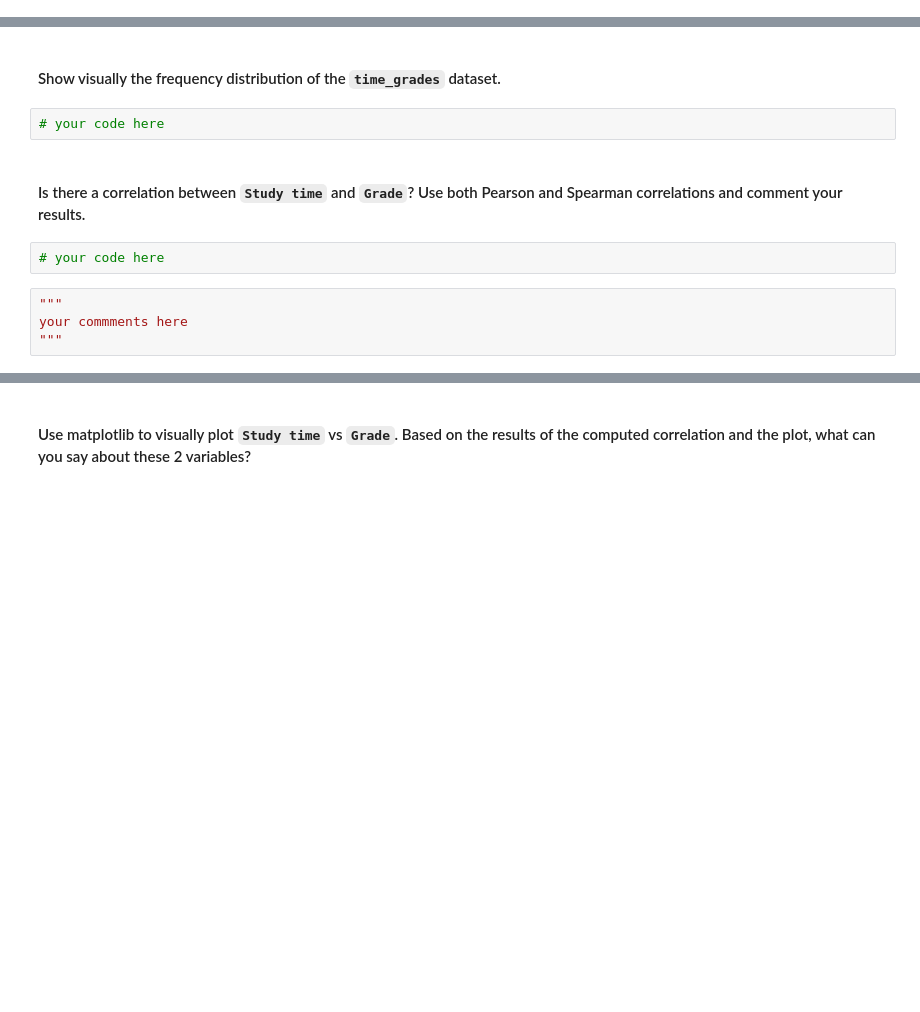
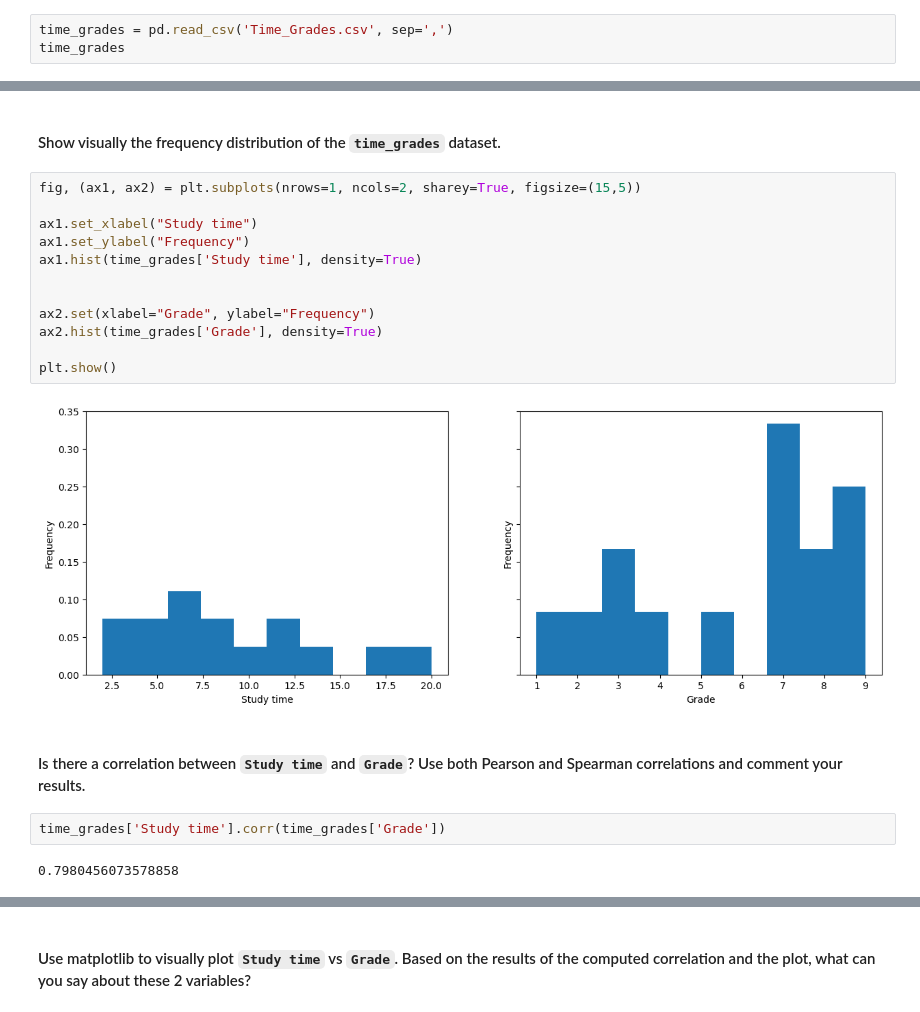
Before and after one commit to matthieubaillard/DAFT_0410, a Jupyter notebook: module_2/Lab_5_ Pivot-Tables-and-Crosstab/pivots.ipynb, the cells around one changed output, grey strips where cells are left out. Cells and saved outputs as stored; diff of their text form; blank space fills up the shorter version.

```diff
--- a/module_2/Lab_5_ Pivot-Tables-and-Crosstab/pivots.ipynb
+++ b/module_2/Lab_5_ Pivot-Tables-and-Crosstab/pivots.ipynb
@@ -251,0 +352,3 @@ Save your data in a variable called `time_grades`.
+# %%
+time_grades = pd.read_csv('Time_Grades.csv', sep=',')
+time_grades
@@ -252,12 +372,22 @@ Save your data in a variable called `time_grades`.
 # %% [markdown]
 #### Show visually the frequency distribution of the `time_grades` dataset.
-# %%
-# your code here
+# %%
+fig, (ax1, ax2) = plt.subplots(nrows=1, ncols=2, sharey=True, figsize=(15,5))
+
+ax1.set_xlabel("Study time")
+ax1.set_ylabel("Frequency")
+ax1.hist(time_grades['Study time'], density=True)
+
+
+ax2.set(xlabel="Grade", ylabel="Frequency")
+ax2.hist(time_grades['Grade'], density=True)
+
+plt.show()
+# %% [output]
+[figure, added]
 # %% [markdown]
 #### Is there a correlation between `Study time` and `Grade`? Use both Pearson and Spearman correlations and comment your results.
-# %%
-# your code here
-# %%
-"""
-your commments here
-"""
+# %%
+time_grades['Study time'].corr(time_grades['Grade'])
+# %% [output]
+0.7980456073578858
```
Also changed, not shown: parts of 43 cells of this notebook.
